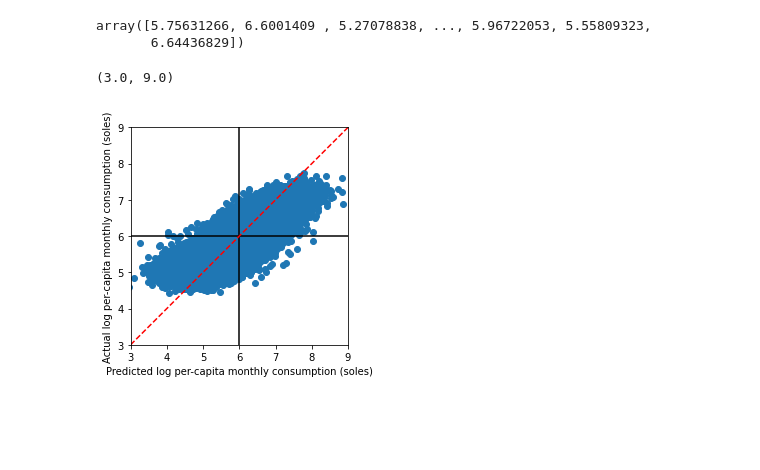
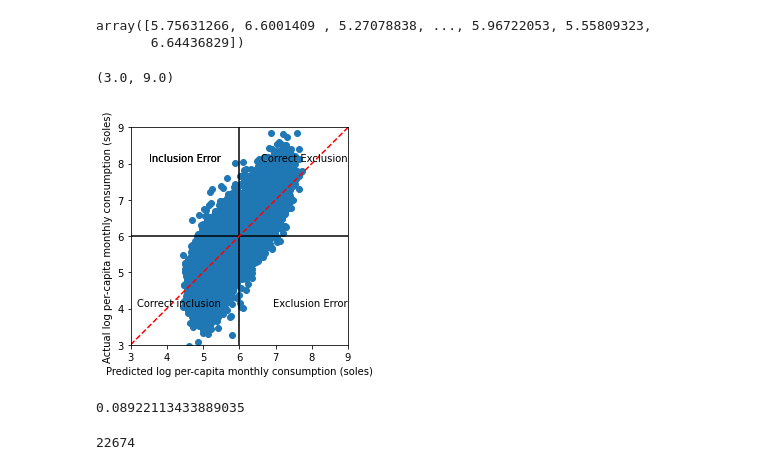
Before and after one commit to AnnetVasileva/machineLearning, a Jupyter notebook: Practical 1 read in data.ipynb, the cells around one changed output. Drawn from its saved outputs; the diff is of its cells as text; code cells hidden in the pictures; blank space fills up the shorter version.

```diff
--- a/Practical 1 read in data.ipynb
+++ b/Practical 1 read in data.ipynb
@@ -212,21 +172,50 @@ array([5.75631266, 6.6001409 , 5.27078838, ..., 5.96722053, 5.55809323,
 # %%
 import matplotlib.pyplot as plt
 
 lim_start = 3
 lim_end = 9
 
-g=plt.scatter(data_train.dropna(axis=0)["lnpercapitaconsumption"], y_predicted)
+g=plt.scatter(y_predicted, data_train.dropna(axis=0)["lnpercapitaconsumption"])
 #g.axes.set_yscale('log')
 #g.axes.set_xscale('log')
 plt.plot([lim_start, lim_end], [lim_start, lim_end], 'k--', color = 'r')
 plt.hlines(6, lim_start, lim_end)
 plt.vlines(6, lim_start, lim_end)
 g.axes.set_xlabel('Predicted log per-capita monthly consumption (soles)')
 g.axes.set_ylabel('Actual log per-capita monthly consumption (soles)')
 g.axes.axis('equal')
 g.axes.axis('square')
+plt.text(5.5, 4, 'Correct inclusion',
+        verticalalignment='bottom', horizontalalignment='right',
+        color='black', fontsize=10)
+plt.text(5.5, 8, 'Inclusion Error',
+        verticalalignment='bottom', horizontalalignment='right',
+        color='black', fontsize=10)
+plt.text(5.5, 8, 'Inclusion Error',
+        verticalalignment='bottom', horizontalalignment='right',
+        color='black', fontsize=10)
+
+plt.text(9, 8, 'Correct Exclusion',
+        verticalalignment='bottom', horizontalalignment='right',
+        color='black', fontsize=10)
+plt.text(9, 4, 'Exclusion Error',
+        verticalalignment='bottom', horizontalalignment='right',
+        color='black', fontsize=10)
+
 plt.xlim([lim_start, lim_end])
 plt.ylim([lim_start, lim_end])
 # %% [output]
 (3.0, 9.0)
-[figure, old version]
+[figure, new version]
+# %%
+# calculate inclusion exclusion error
+level = 6
+input_data = data_train.dropna(axis=0)["lnpercapitaconsumption"].to_frame()
+input_data["prediction"] = y_predicted
+
+actual_threshold = (input_data["lnpercapitaconsumption"] > level)
+predicted_threshold = (y_predicted < level)
+z = np.logical_and(actual_threshold,predicted_threshold)
+len(z[z == True]) / len(data_train.dropna(axis=0)["lnpercapitaconsumption"])
+# %% [output]
+0.08922113433889035
@@ -232,0 +224,4 @@ plt.ylim([lim_start, lim_end])
+# %%
+len(y)
+# %% [output]
+22674
```
Also changed, not shown: parts of 44 cells of this notebook.
